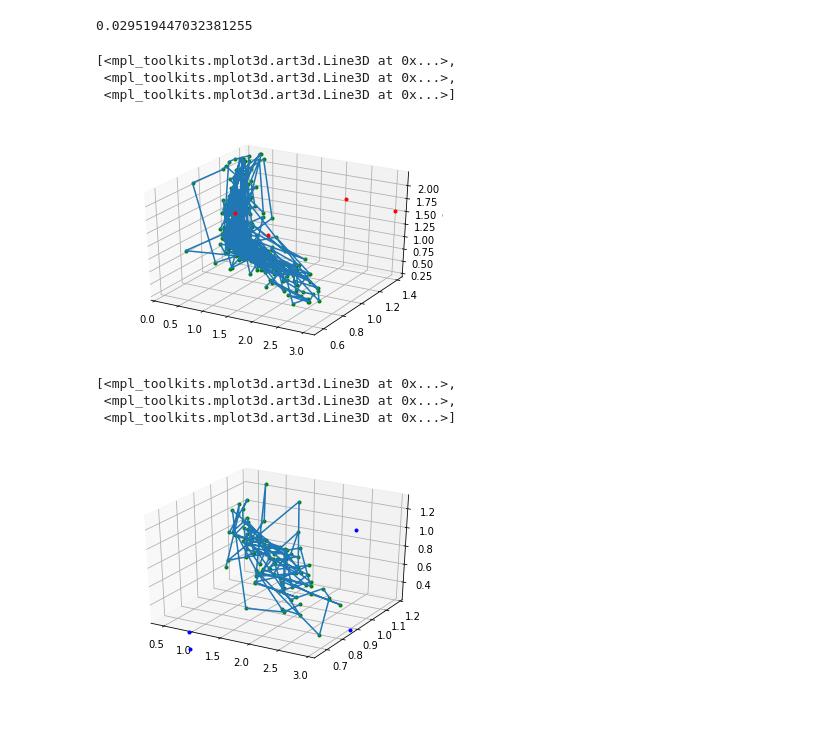
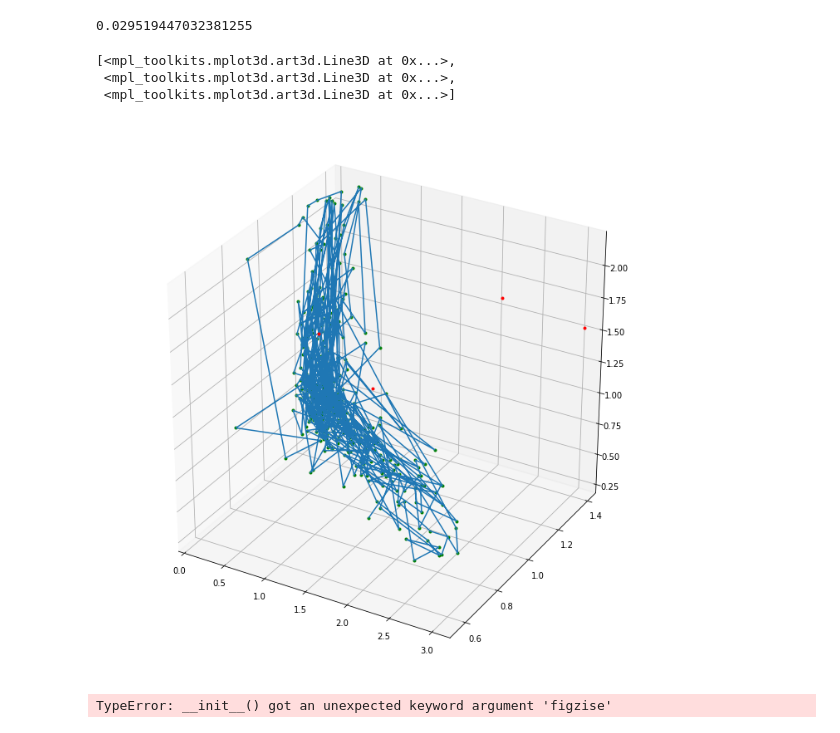
Before and after one commit to kaustubhharapanahalli/MachineLearningIntro, a Jupyter notebook: Linear Regression/house price detection using multivariate linear regression.ipynb, the cells around one changed output. Cells and saved outputs as stored; diff of their text form; code cells hidden in the pictures.

```diff
--- a/Linear Regression/house price detection using multivariate linear regression.ipynb
+++ b/Linear Regression/house price detection using multivariate linear regression.ipynb
@@ -155,21 +156,18 @@ print(error(final_a, final_b, final_c, x1_test, x2_test, y_test))
 # %% [output]
 0.029519447032381255
 # %%
-fig = plt.figure()
+fig = plt.figure(figsize=(12,12))
 ax = fig.add_subplot(111, projection='3d')
 
 ax.plot(x1_train, x2_train, y_train, 'g.', x1_train, x2_train, hypothesis(final_a, final_b, final_c, x1_train, x2_train), 'r.')
 # %% [output]
 [<mpl_toolkits.mplot3d.art3d.Line3D at 0x...>,
  <mpl_toolkits.mplot3d.art3d.Line3D at 0x...>,
  <mpl_toolkits.mplot3d.art3d.Line3D at 0x...>]
-[figure, old version]
+[figure, new version]
 # %%
-fig = plt.figure()
+fig = plt.figure(figzise=(12,12))
 ax = fig.add_subplot(111, projection='3d')
 ax.plot(x1_test, x2_test, y_test, 'g.', x1_test, x2_test, hypothesis(final_a, final_b, final_c, x1_test, x2_test), 'b.')
 # %% [output]
-[<mpl_toolkits.mplot3d.art3d.Line3D at 0x...>,
- <mpl_toolkits.mplot3d.art3d.Line3D at 0x...>,
- <mpl_toolkits.mplot3d.art3d.Line3D at 0x...>]
+TypeError: __init__() got an unexpected keyword argument 'figzise'
-[figure, removed]
```
Also changed, not shown: parts of 1 cell of this notebook, 2 other files.
